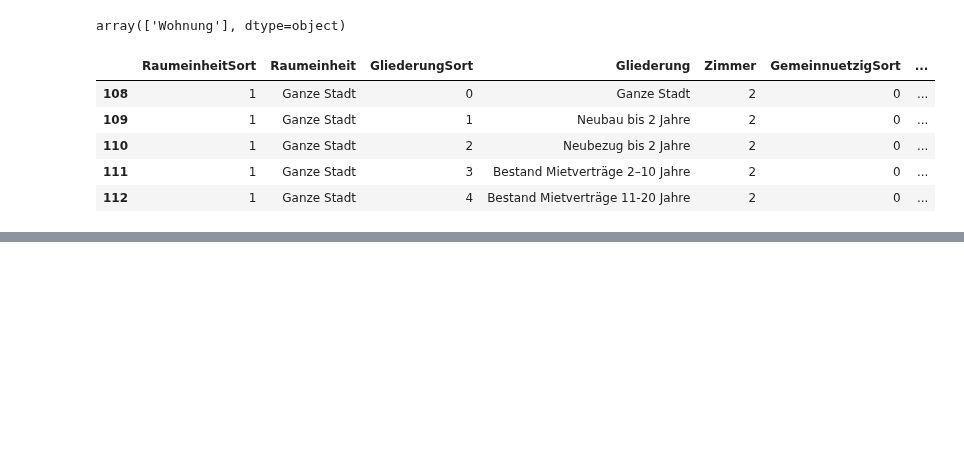
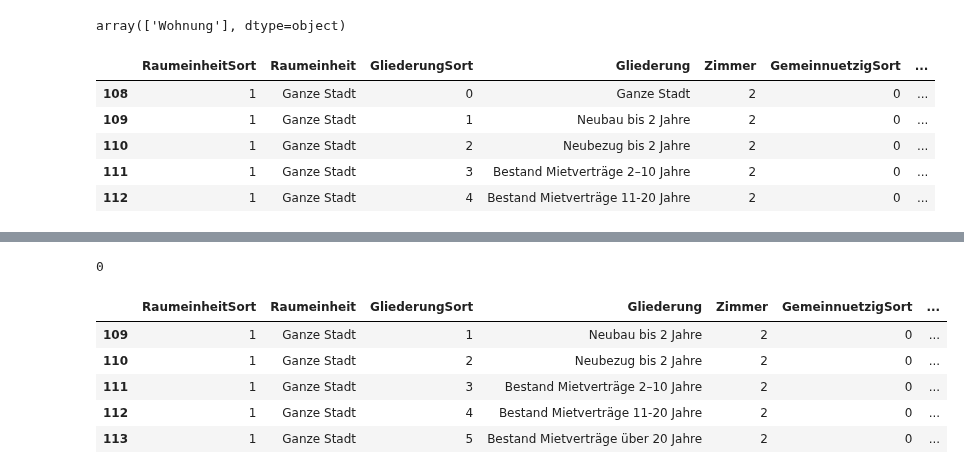
Before and after one commit to sephiran/applied-data-science, a Jupyter notebook: rental-prices/webapi-opendata.ipynb, the cells around one changed output, grey strips where cells are left out. Drawn from its saved outputs; the diff is of its cells as text; code cells hidden in the pictures; blank space fills up the shorter version.

```diff
--- a/rental-prices/webapi-opendata.ipynb
+++ b/rental-prices/webapi-opendata.ipynb
@@ -126,0 +171,17 @@ df.to_csv('../data/rentalprices_temp.csv', sep=';')
+# %%
+#Check for duplicates and remove them
+df = df.drop_duplicates()
+df.duplicated().sum()
+# %% [output]
+0
+# %%
+#Delete Summary Rows
+df.drop (df[df.GliederungSort == 0].index, inplace=True)
+df.head()
+# %% [output]
+|  | RaumeinheitSort | Raumeinheit | GliederungSort | Gliederung | Zimmer | GemeinnuetzigSort | ... |
+| 109 | 1 | Ganze Stadt | 1 | Neubau bis 2 Jahre | 2 | 0 | ... |
+| 110 | 1 | Ganze Stadt | 2 | Neubezug bis 2 Jahre | 2 | 0 | ... |
+| 111 | 1 | Ganze Stadt | 3 | Bestand Mietverträge 2–10 Jahre | 2 | 0 | ... |
+| 112 | 1 | Ganze Stadt | 4 | Bestand Mietverträge 11-20 Jahre | 2 | 0 | ... |
+| 113 | 1 | Ganze Stadt | 5 | Bestand Mietverträge über 20 Jahre | 2 | 0 | ... |
```
Also changed, not shown: parts of 6 cells of this notebook.
